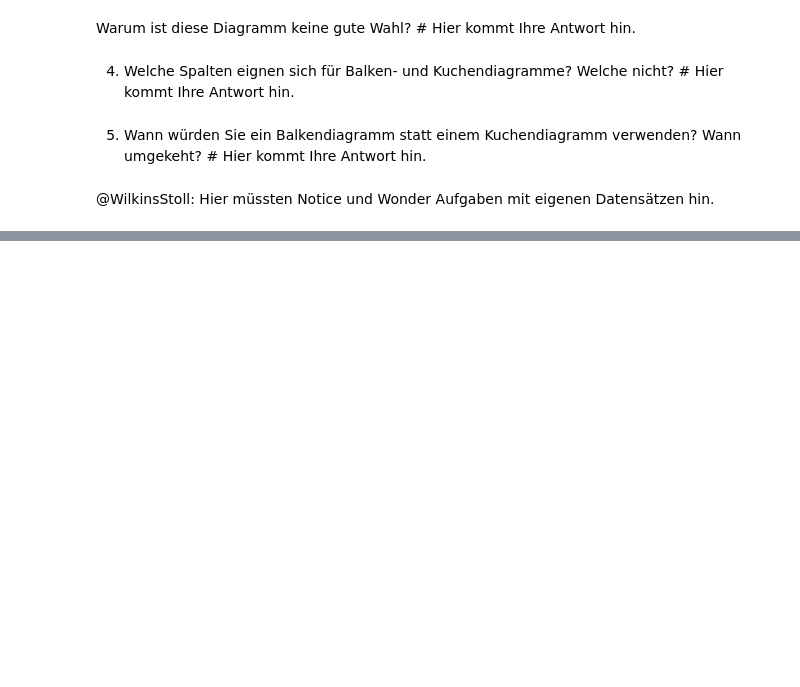
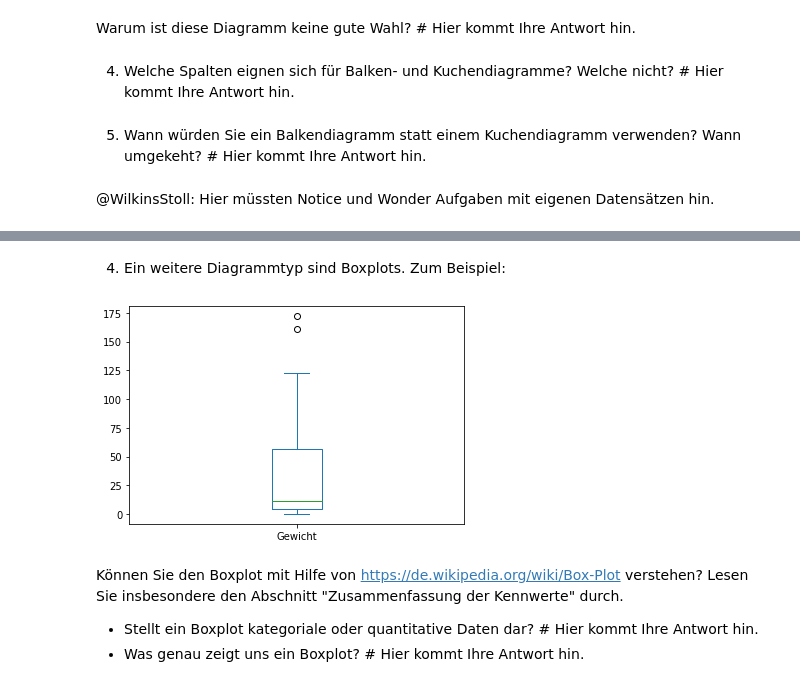
Before and after one commit to andreasstoll/Notebooks_Arbeit, a Jupyter notebook: _2_kategoriale_Daten_grafisch_darstellen.ipynb, the cells around one changed output, grey strips where cells are left out. Cells and saved outputs as stored; diff of their text form; code cells hidden in the pictures; blank space fills up the shorter version.

```diff
--- a/_2_kategoriale_Daten_grafisch_darstellen.ipynb
+++ b/_2_kategoriale_Daten_grafisch_darstellen.ipynb
@@ -85,0 +106,13 @@ histogram(animal_table, "Gewicht", 10)
+# %% [markdown]
+4. Ein weitere Diagrammtyp sind Boxplots. Zum Beispiel:
+# %%
+from charts import box_plot
+
+box_plot(animal_table, "Gewicht")
+# %% [output]
+[figure, added]
+# %% [markdown]
+Können Sie den Boxplot mit Hilfe von https://de.wikipedia.org/wiki/Box-Plot verstehen? Lesen Sie insbesondere den Abschnitt "Zusammenfassung der Kennwerte" durch.
+
+* Stellt ein Boxplot kategoriale oder quantitative Daten dar? # Hier kommt Ihre Antwort hin.
+* Was genau zeigt uns ein Boxplot? # Hier kommt Ihre Antwort hin.
```
Also changed, not shown: parts of 9 cells of this notebook, 1 other file.
